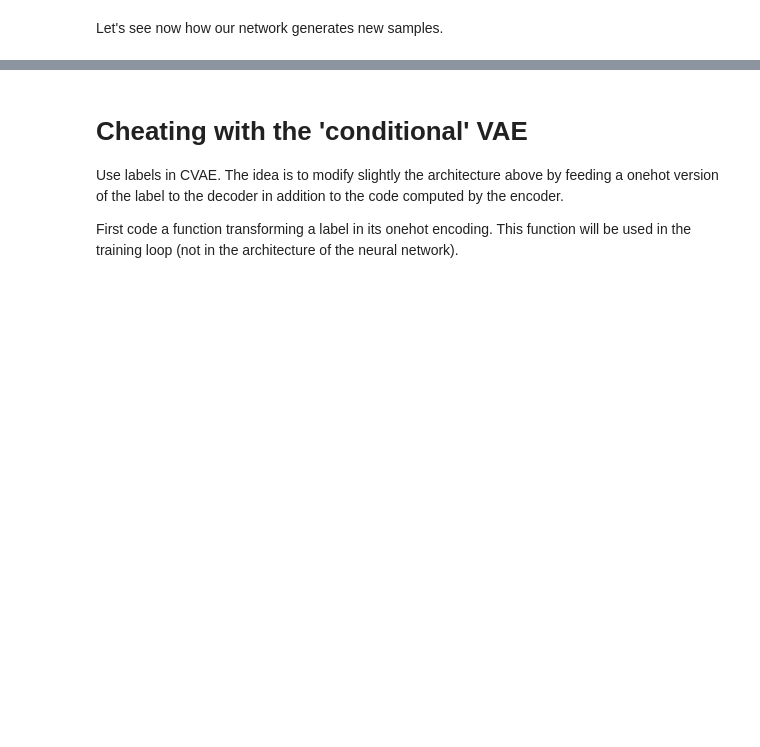
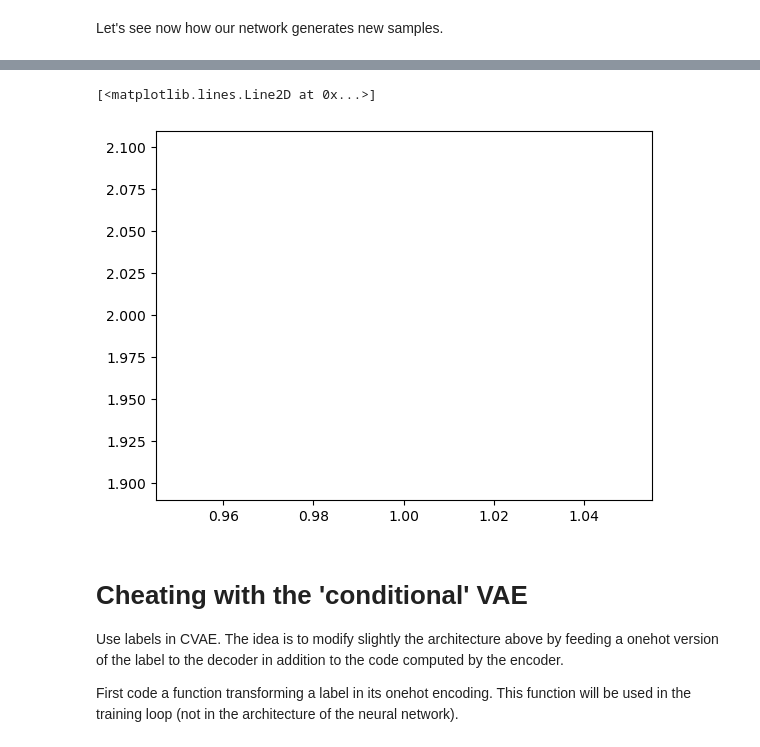
Before and after one commit to alephpi/student, a Jupyter notebook: Capstone_VAE_MNIST.ipynb, the cells around one changed output, grey strips where cells are left out. Saved outputs shown, nothing was run; the diff lists cells and outputs as text; code cells hidden in the pictures; blank space fills up the shorter version.

```diff
--- a/Capstone_VAE_MNIST.ipynb
+++ b/Capstone_VAE_MNIST.ipynb
@@ -176,3 +121,8 @@ plot_generation(model)
+# %%
+plt.plot([1],[2])
+# %% [output]
+[<matplotlib.lines.Line2D at 0x...>]
+[figure, added]
 # %% [markdown]
 # Cheating with the 'conditional' VAE
 
```
Also changed, not shown: parts of 15 cells of this notebook, 3 other files.
